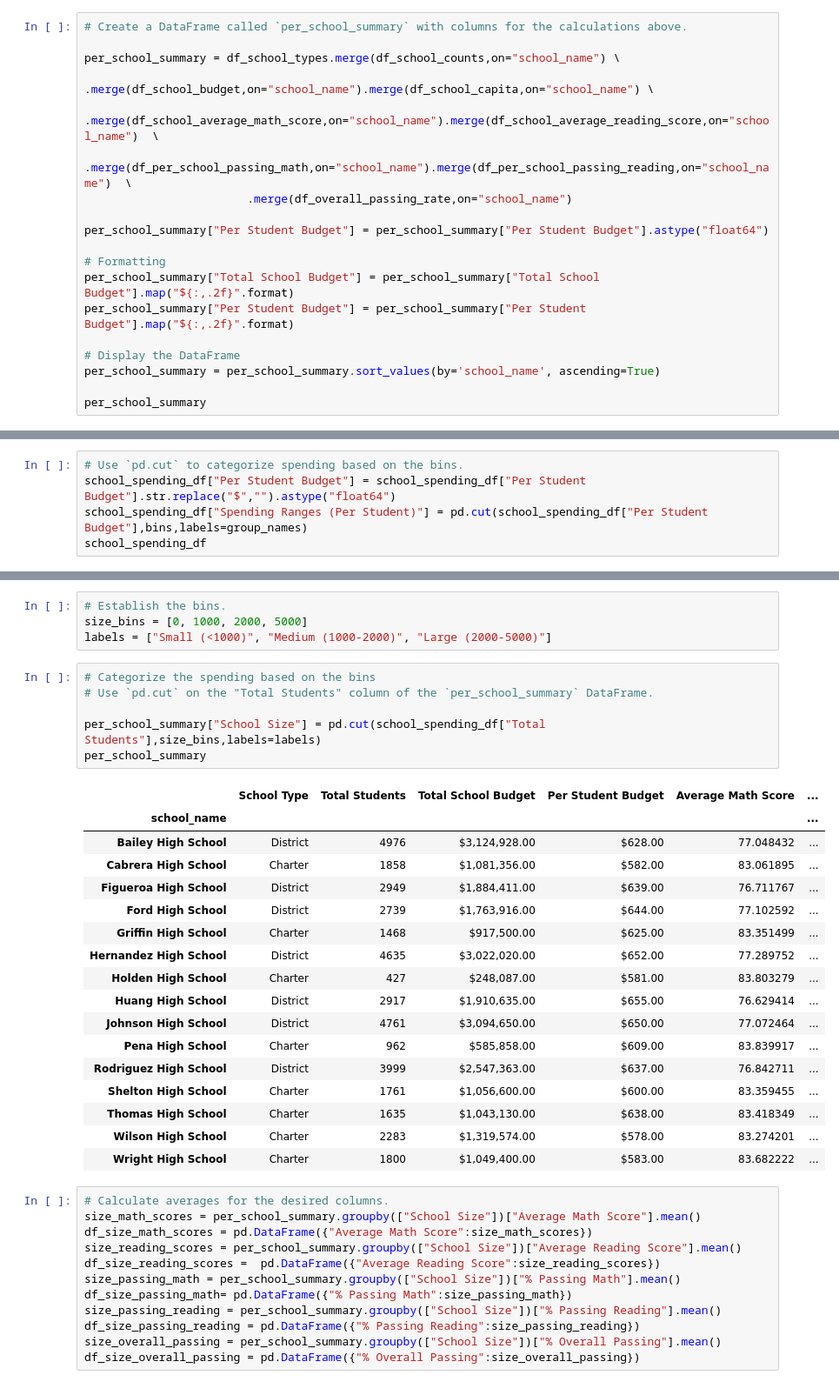
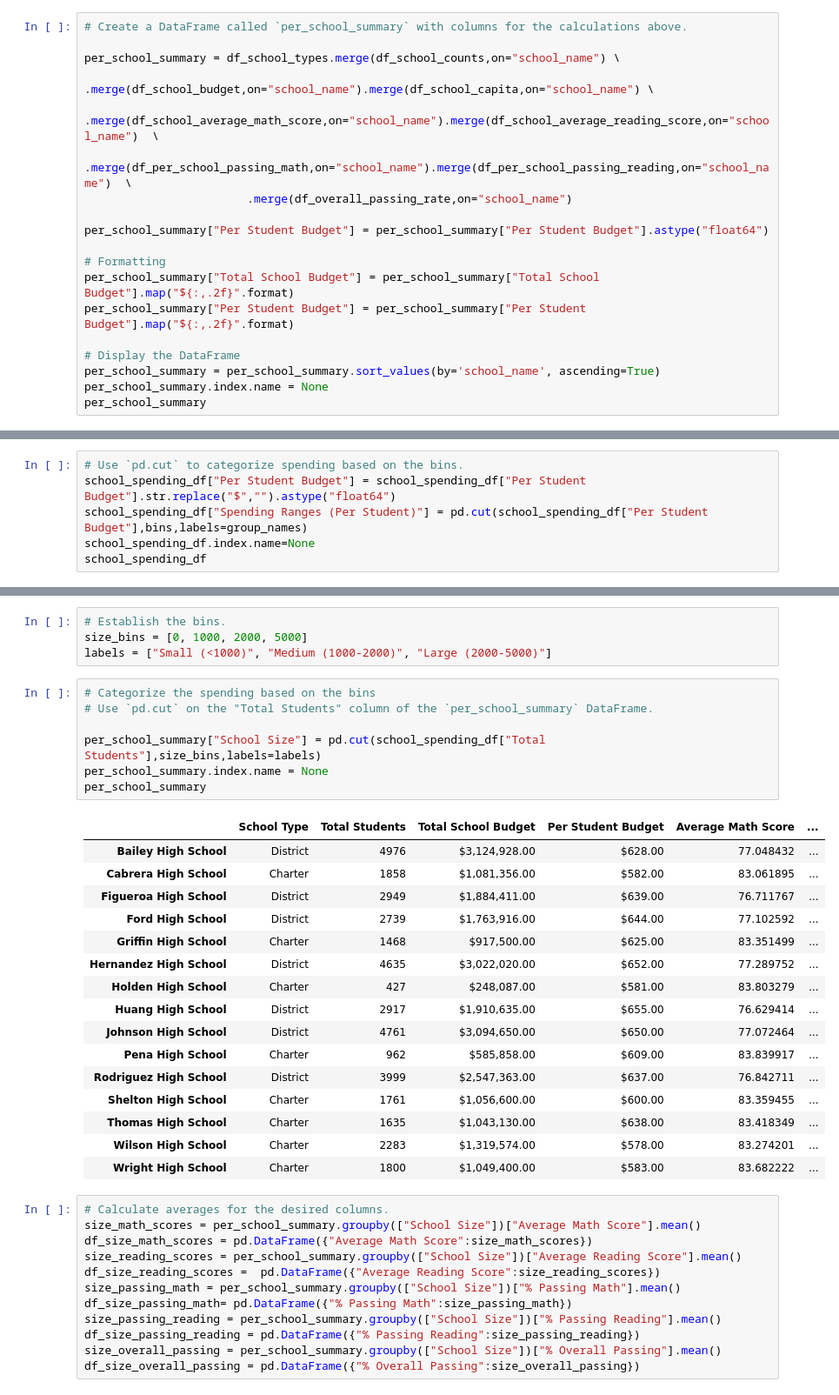
Before and after one commit to VidyaVelusamy/Pandas-Challenge, a Jupyter notebook: PyCitySchools/PyCitySchools.ipynb, the cells around one changed output, grey strips where cells are left out. Shown at 87% size. Saved outputs shown, nothing was run; the diff lists cells and outputs as text.

```diff
--- a/PyCitySchools/PyCitySchools.ipynb
+++ b/PyCitySchools/PyCitySchools.ipynb
@@ -339,7 +339,7 @@ per_school_summary["Per Student Budget"] = per_school_summary["Per Student Budge
 
 # Display the DataFrame
 per_school_summary = per_school_summary.sort_values(by='school_name', ascending=True)
-
+per_school_summary.index.name = None
 per_school_summary
 # %% [output]
 |  | School Type | Total Students | Total School Budget | Per Student Budget | Average Math Score | ... |
@@ -493,6 +493,7 @@ school_spending_df = per_school_summary.copy()
 # Use `pd.cut` to categorize spending based on the bins.
 school_spending_df["Per Student Budget"] = school_spending_df["Per Student Budget"].str.replace("$","").astype("float64")
 school_spending_df["Spending Ranges (Per Student)"] = pd.cut(school_spending_df["Per Student Budget"],bins,labels=group_names)
+school_spending_df.index.name=None
 school_spending_df
 # %% [output]
 |  | School Type | Total Students | Total School Budget | Per Student Budget | Average Math Score | ... |
@@ -548,12 +548,12 @@ labels = ["Small (<1000)", "Medium (1000-2000)", "Large (2000-5000)"]
 # %%
 # Categorize the spending based on the bins
 # Use `pd.cut` on the "Total Students" column of the `per_school_summary` DataFrame.
 
 per_school_summary["School Size"] = pd.cut(school_spending_df["Total Students"],size_bins,labels=labels)
+per_school_summary.index.name = None
 per_school_summary
 # %% [output]
 |  | School Type | Total Students | Total School Budget | Per Student Budget | Average Math Score | ... |
-| school_name |  |  |  |  |  | ... |
 | Bailey High School | District | 4976 | $3,124,928.00 | $628.00 | 77.048432 | ... |
 | Cabrera High School | Charter | 1858 | $1,081,356.00 | $582.00 | 83.061895 | ... |
 | Figueroa High School | District | 2949 | $1,884,411.00 | $639.00 | 76.711767 | ... |
```
Also changed, not shown: parts of 4 cells of this notebook.
